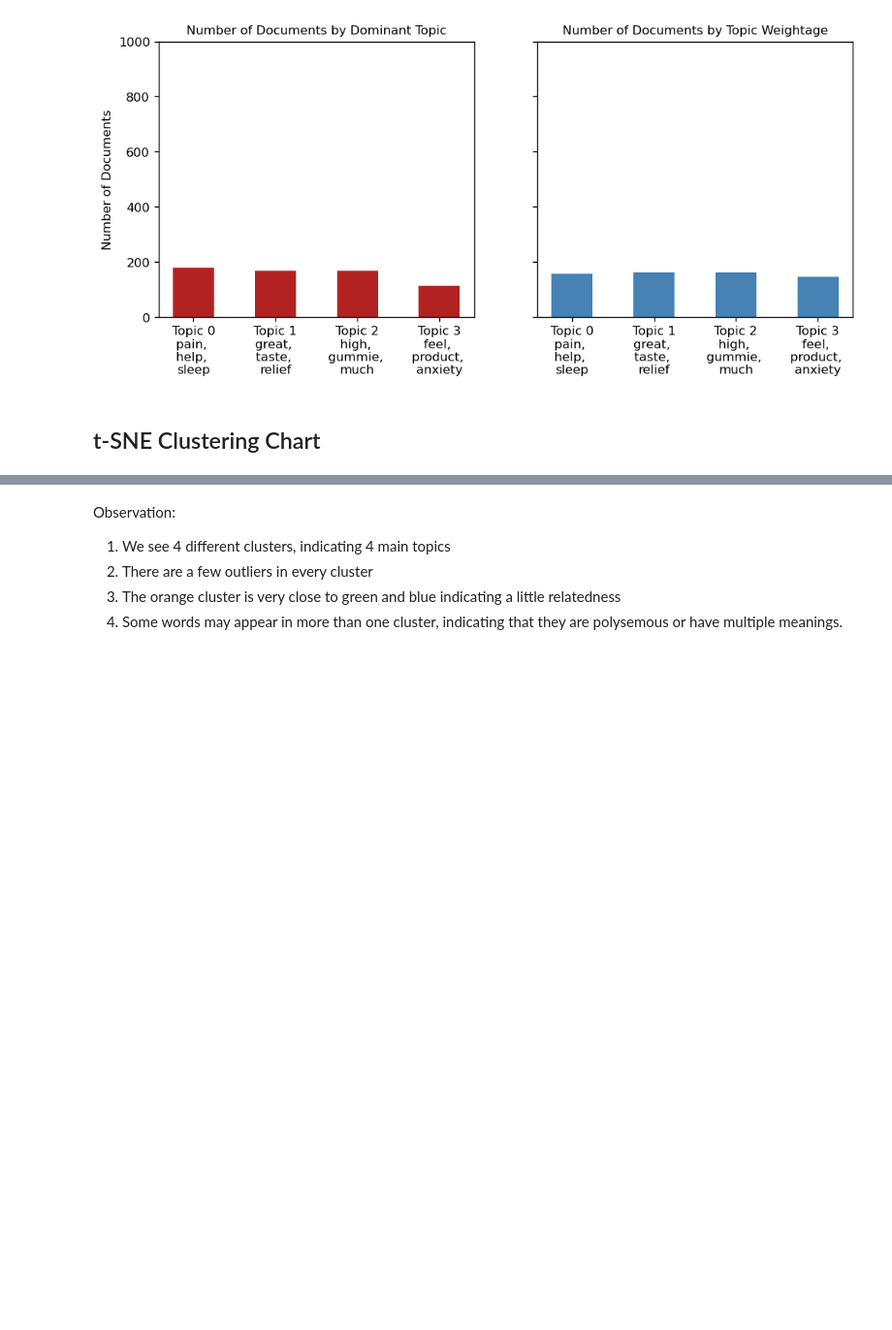
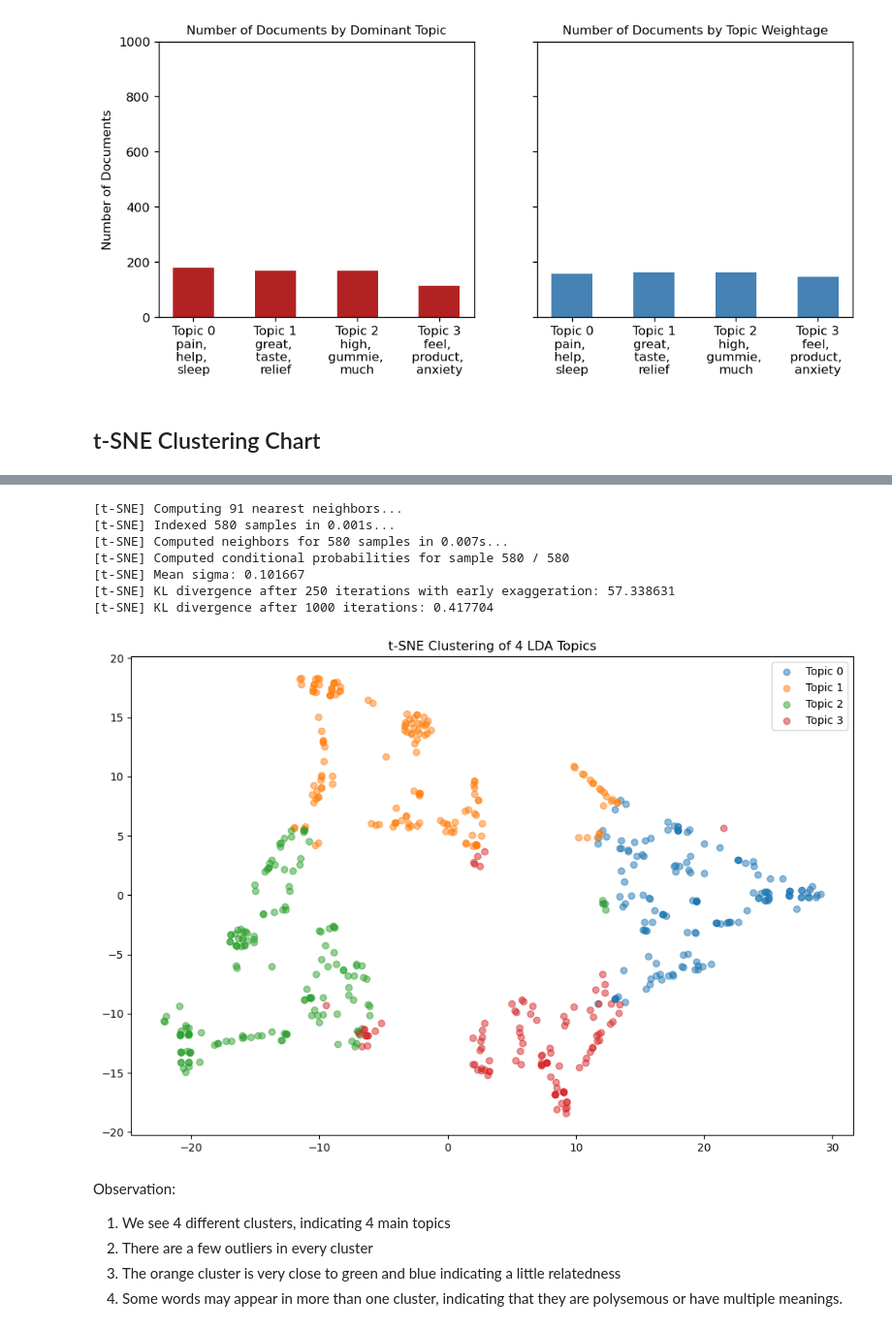
Before and after one commit to PalakGarg14/Topic-Modeling---LDA---WANA-Cannabis-Customer-Reviews, a Jupyter notebook: Topic Modeling - LDA - WANA Cannabis Customer Reviews.ipynb, the cells around one changed output, grey strips where cells are left out. Shown at 97% size. Drawn from its saved outputs; the diff is of its cells as text; code cells hidden in the pictures; blank space fills up the shorter version.

```diff
--- a/Topic Modeling - LDA - WANA Cannabis Customer Reviews.ipynb
+++ b/Topic Modeling - LDA - WANA Cannabis Customer Reviews.ipynb
@@ -626,6 +627,46 @@ Loading BokehJS ...
 [interactive output not drawn]
 [interactive output not drawn]
 [interactive output not drawn]
+# %%
+import matplotlib.pyplot as plt
+import seaborn as sns
+
+# Get topic weights
+topic_weights = []
+for i, row_list in enumerate(lda_model[corpus]):
+    topic_weights.append([w for i, w in row_list[0]])
+
+# Array of topic weights
+arr = pd.DataFrame(topic_weights).fillna(0).values
+
+# Keep the well separated points (optional)
+arr = arr[np.max(arr, axis=1) > 0.35]
+
+# Dominant topic number in each doc
+topic_num = np.argmax(arr, axis=1)
+
+# tSNE Dimension Reduction
+tsne_model = TSNE(n_components=2, verbose=1, random_state=0, angle=.99, init='pca')
+tsne_lda = tsne_model.fit_transform(arr)
+
+# Plot the Topic Clusters
+n_topics = 4
+mycolors = np.array([color for name, color in mcolors.TABLEAU_COLORS.items()])
+plt.figure(figsize=(12, 8))
+for i in range(n_topics):
+    plt.scatter(tsne_lda[topic_num == i, 0], tsne_lda[topic_num == i, 1], color=mycolors[i], alpha=.5, label='Topic ' + str(i))
+plt.legend(loc='best')
+plt.title('t-SNE Clustering of {} LDA Topics'.format(n_topics))
+plt.show()
+# %% [output]
+[t-SNE] Computing 91 nearest neighbors...
+[t-SNE] Indexed 580 samples in 0.001s...
+[t-SNE] Computed neighbors for 580 samples in 0.007s...
+[t-SNE] Computed conditional probabilities for sample 580 / 580
+[t-SNE] Mean sigma: 0.101667
+[t-SNE] KL divergence after 250 iterations with early exaggeration: 57.338631
+[t-SNE] KL divergence after 1000 iterations: 0.417704
+[figure, added]
 # %% [markdown]
 Observation:
 1. We see 4 different clusters, indicating 4 main topics
```
Also changed, not shown: parts of 7 cells of this notebook.
